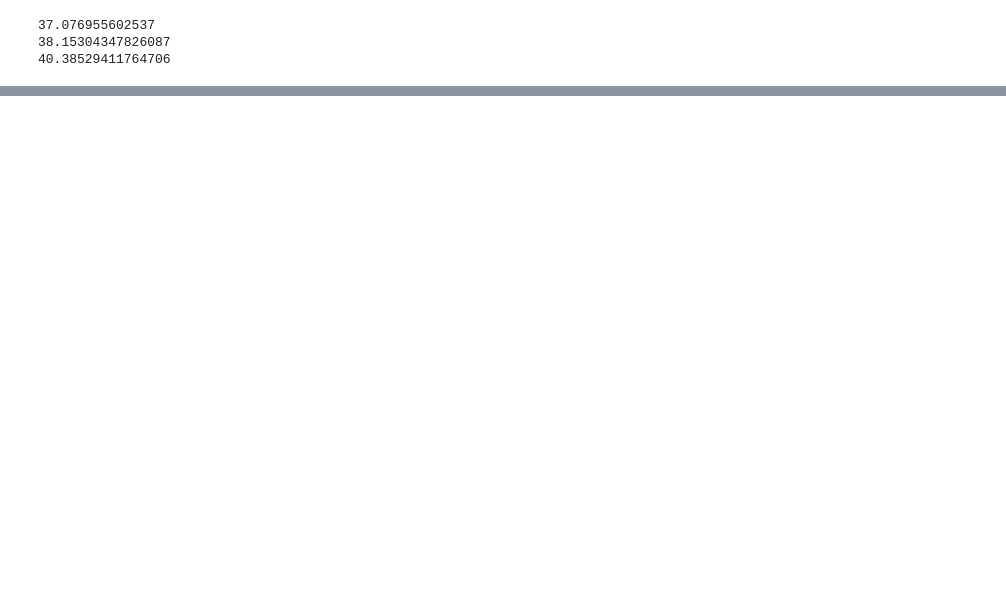
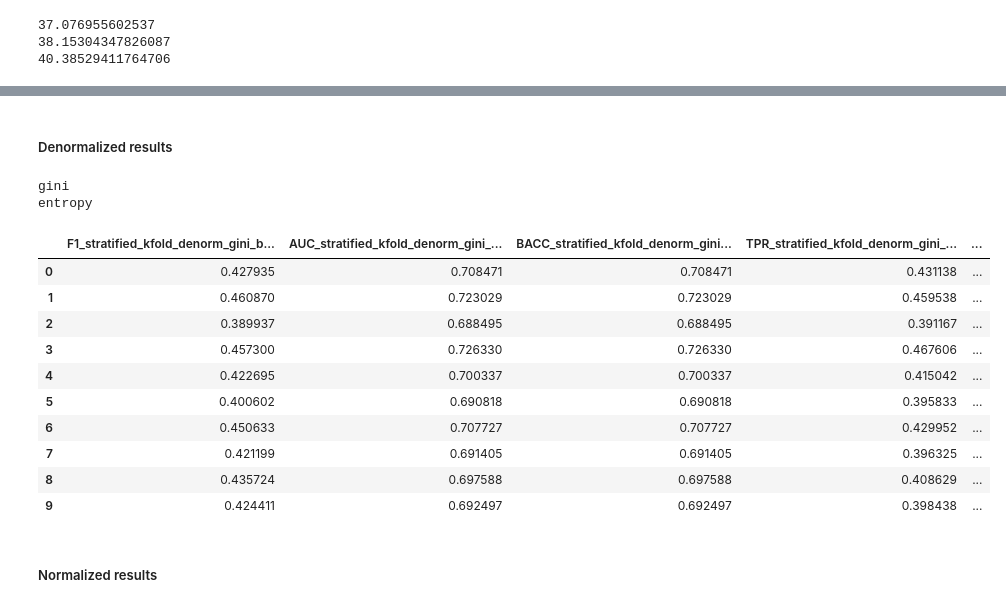
Before and after one commit to Dianna22/ML, a Jupyter notebook: SocialMediaBUZZ/data_preprocessing.ipynb, the cells around one changed output, grey strips where cells are left out. Cells and saved outputs as stored; diff of their text form; code cells hidden in the pictures; blank space fills up the shorter version.

```diff
--- a/SocialMediaBUZZ/data_preprocessing.ipynb
+++ b/SocialMediaBUZZ/data_preprocessing.ipynb
@@ -31,0 +245,13 @@ print(Y_test.value_counts()[0]/Y_test.value_counts()[1])
+# %%
+strat_f1s = []
+strat_w_aucs = []
+for train_idx, test_idx in stratified_kfold.split(data_X):
+  train_X = data_X.iloc[train_idx]
+  test_X = data_X.iloc[test_idx]
+  train_Y, test_Y = data_Y.iloc[train_idx], data_Y.iloc[test_idx]
+  clf = tree.DecisionTreeClassifier(criterion="entropy", class_weight="balanced")
+  clf = clf.fit(train_X, train_Y)
+  pred_Y = clf.predict(test_X)
+  strat_f1s.append(f1_score(test_Y, pred_Y))
+  strat_w_aucs.append(roc_auc_score(test_Y, pred_Y, average="weighted"))
+  print(f'Fold {len(strat_f1s)}')
@@ -31,0 +325,47 @@ print(Y_test.value_counts()[0]/Y_test.value_counts()[1])
+# %% [markdown]
+##### Denormalized results
+# %%
+criteria = ["gini", "entropy"]
+class_weights=["balanced"]
+col_name = "%s_stratified_kfold_denorm_%s_%s"
+for criterion in criteria:
+  for class_weight in class_weights:
+    f1s, w_aucs, bacc, tpr, tnr = [], [], [], [], []
+    for train_idx, test_idx in stratified_kfold.split(data_X):
+      train_X = data_X.iloc[train_idx]
+      test_X = data_X.iloc[test_idx]
+      train_Y, test_Y = data_Y.iloc[train_idx], data_Y.iloc[test_idx]
+      clf = buildDT(train_X, train_Y, dt_criterion=criterion, dt_class_weight=class_weight)
+      pred_Y = clf.predict(test_X)
+      f1s.append(f1_score(test_Y, pred_Y))
+      w_aucs.append(roc_auc_score(test_Y, pred_Y, average="weighted"))
+      tn, fp, fn, tp = confusion_matrix(test_Y, pred_Y).ravel()
+      bacc.append(balanced_accuracy_score(test_Y, pred_Y))
+      tpr.append(tp/(tp+fn))
+      tnr.append(tn/(fp+tn))
+    print(f'{criterion}')
+    f1_df = pd.DataFrame({col_name % ("F1", criterion, str(class_weight)): f1s})
+    auc_df = pd.DataFrame({col_name % ("AUC", criterion, str(class_weight)): w_aucs})
+    bacc_df = pd.DataFrame({col_name % ("BACC", criterion, str(class_weight)): bacc})
+    tpr_df = pd.DataFrame({col_name % ("TPR", criterion, str(class_weight)): tpr})
+    tnr_df = pd.DataFrame({col_name % ("TNR", criterion, str(class_weight)): tnr})
+    results = pd.concat([results, f1_df, auc_df, bacc_df, tpr_df, tnr_df], axis=1)
+# %% [output]
+gini
+entropy
+# %%
+results
+# %% [output]
+|  | F1_stratified_kfold_denorm_gini_b... | AUC_stratified_kfold_denorm_gini_... | BACC_stratified_kfold_denorm_gini... | TPR_stratified_kfold_denorm_gini_... | ... |
+| 0 | 0.427935 | 0.708471 | 0.708471 | 0.431138 | ... |
+| 1 | 0.460870 | 0.723029 | 0.723029 | 0.459538 | ... |
+| 2 | 0.389937 | 0.688495 | 0.688495 | 0.391167 | ... |
+| 3 | 0.457300 | 0.726330 | 0.726330 | 0.467606 | ... |
+| 4 | 0.422695 | 0.700337 | 0.700337 | 0.415042 | ... |
+| 5 | 0.400602 | 0.690818 | 0.690818 | 0.395833 | ... |
+| 6 | 0.450633 | 0.707727 | 0.707727 | 0.429952 | ... |
+| 7 | 0.421199 | 0.691405 | 0.691405 | 0.396325 | ... |
+| 8 | 0.435724 | 0.697588 | 0.697588 | 0.408629 | ... |
+| 9 | 0.424411 | 0.692497 | 0.692497 | 0.398438 | ... |
+# %% [markdown]
+##### Normalized results
```
Also changed, not shown: parts of 51 cells of this notebook.
